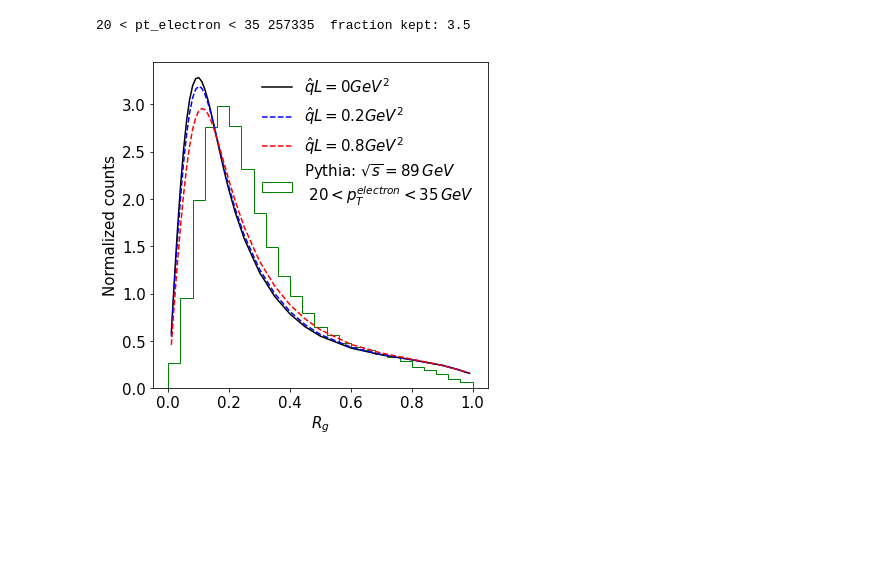
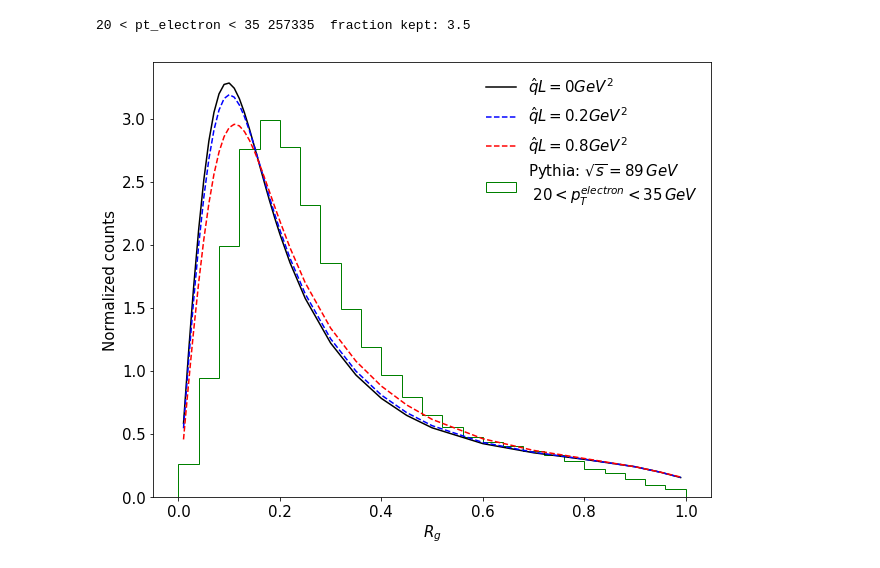
Before and after one commit to y-song/notebooks, a Jupyter notebook: delta_r_theory.ipynb, the cells around one changed output. Saved outputs shown, nothing was run; the diff lists cells and outputs as text; code cells hidden in the pictures; blank space fills up the shorter version.

Commit message:
Changed the aspect ratio of the plot

```diff
--- a/delta_r_theory.ipynb
+++ b/delta_r_theory.ipynb
@@ -84,20 +84,20 @@ c3 = applyCut(c, '20 < pt_electron < 35', '20 < pt_electron < 35')
 # %% [output]
 20 < pt_electron < 35 257335  fraction kept: 3.5
 # %%
-fig = plt.figure(figsize=(6,6))
+fig = plt.figure(figsize=(10,8))
 hist = plt.hist(c3['delta_R'], range=(0,1), bins=25)
 plt.cla()
 weights = [np.trapz(qhat0,R)/integrate(0.04, hist[0], 0, 1)] * len(c3['delta_R'])
 plt.hist(c3['delta_R'], range=(0,1), bins=25, histtype='step', color='green', label='Pythia: $\sqrt{s} = 89 \, GeV$ \n $20 < p_T^{electron} < 35 \, GeV$', weights=weights)
 plt.plot(R,qhat0,color='black',label='$\hat{q}L=0GeV^2$')
 plt.plot(R,qhat02,'b--', label='$\hat{q}L=0.2GeV^2$')
 plt.plot(R,qhat08,'r--', label='$\hat{q}L=0.8GeV^2$')
 plt.xlabel('$R_g$', fontsize=15)
 plt.ylabel('Normalized counts', fontsize=15)
 plt.xticks(fontsize=15)
 plt.yticks(fontsize=15)
 plt.legend(prop={'size': 15}, frameon=False, loc='best')
 
 plt.savefig('images/deltar_3.pdf', bbox_inches='tight')
 # %% [output]
-[figure, old version]
+[figure, new version]
```
Also changed, not shown: parts of 1 cell of this notebook.
